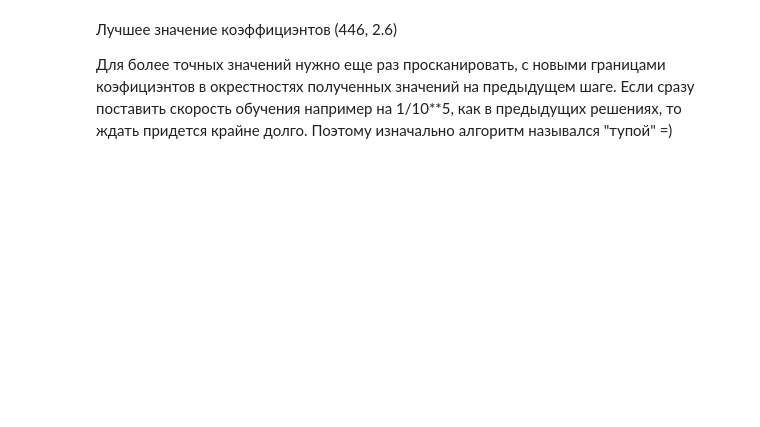
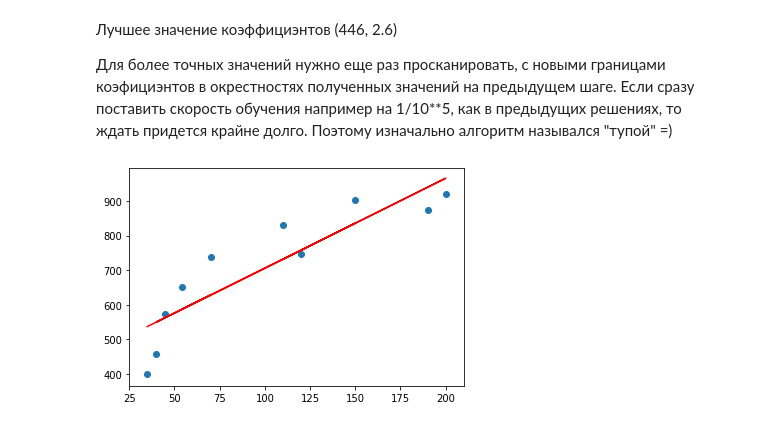
Before and after one commit to fogugy/gb_prob_theory, a Jupyter notebook: hw7.ipynb, the cells around one changed output. Drawn from its saved outputs; the diff is of its cells as text; code cells hidden in the pictures; blank space fills up the shorter version.

Commit message:
hw7/task4 plot

```diff
--- a/hw7.ipynb
+++ b/hw7.ipynb
@@ -154,3 +154,9 @@ df.sort_values(by='r2', ascending=False).head(1)
 Лучшее значение коэффициэнтов (446, 2.6)
 
 Для более точных значений нужно еще раз просканировать, с новыми границами коэфициэнтов в окрестностях полученных значений на предыдущем шаге. Если сразу поставить скорость обучения например на 1/10**5, как в предыдущих решениях, то ждать придется крайне долго. Поэтому изначально алгоритм назывался "тупой" =)
+# %%
+y_hat = 446 + 2.6*x
+plt.plot(x, y_hat, color='red')
+plt.scatter(x, y);
+# %% [output]
+[figure, added]
```
Also changed, not shown: parts of 1 cell of this notebook.
